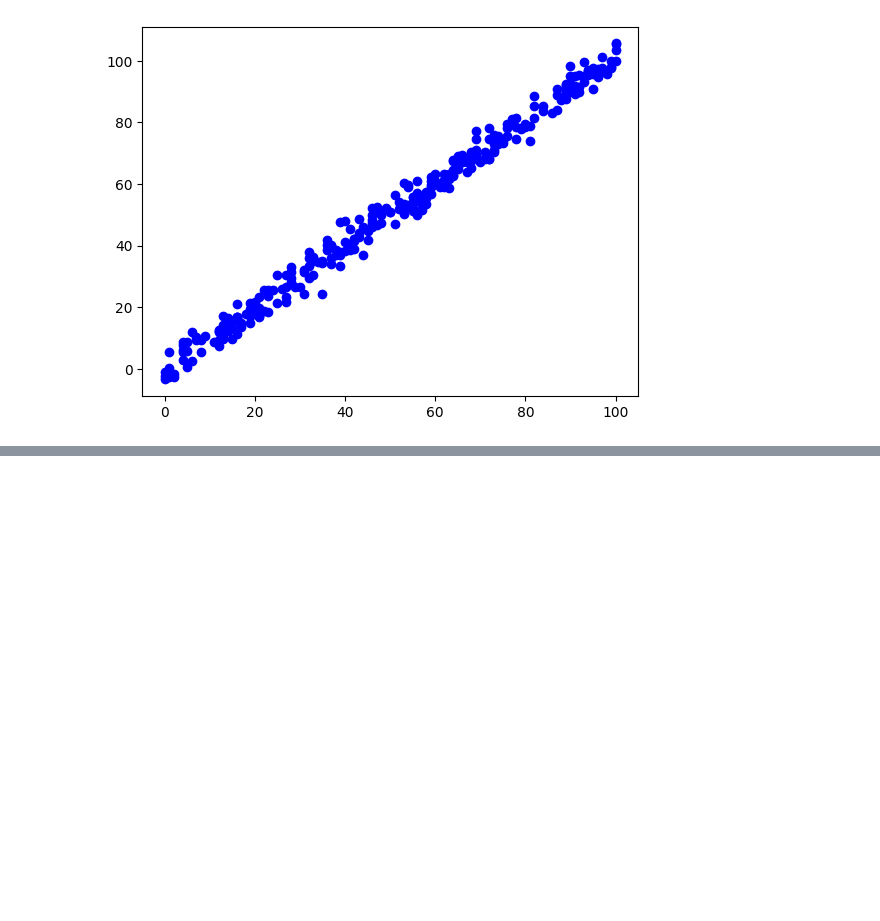
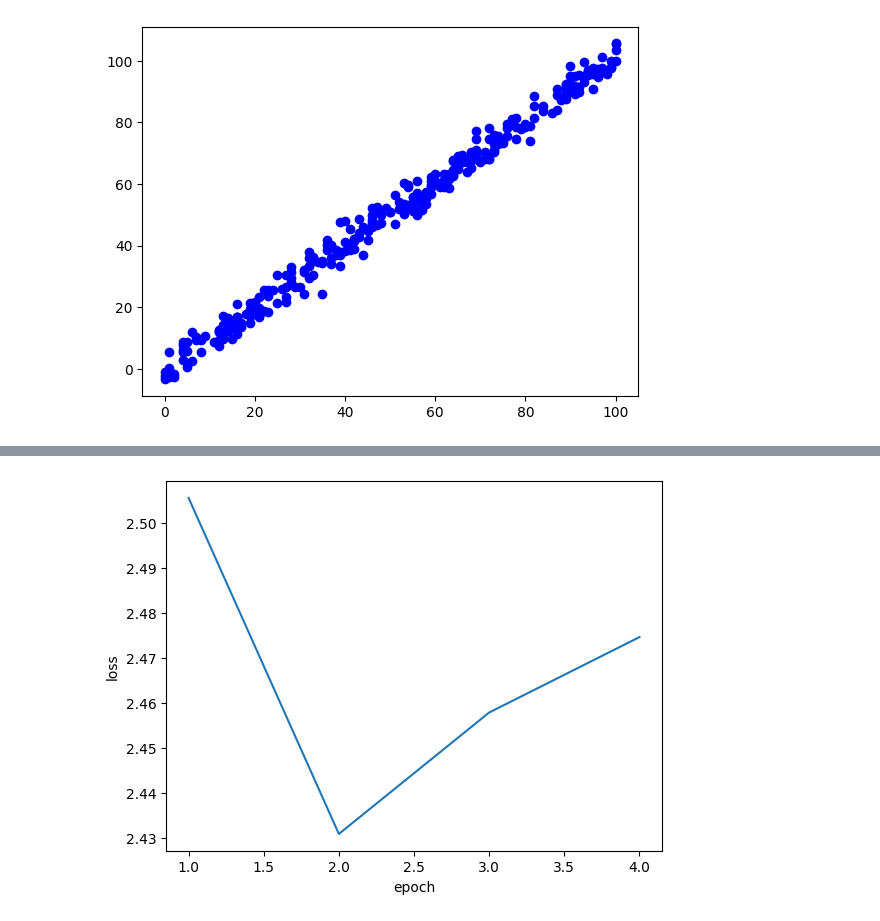
Before and after one commit to HirunaD/TensorFlow, a Jupyter notebook: 3_Regression_with_TensorFlow.ipynb, the cells around one changed output, grey strips where cells are left out. Cells and saved outputs as stored; diff of their text form; code cells hidden in the pictures; blank space fills up the shorter version.

```diff
--- a/3_Regression_with_TensorFlow.ipynb
+++ b/3_Regression_with_TensorFlow.ipynb
@@ -102,0 +299,10 @@ X_train, X_test, y_train, y_test = train_test_split(X, y, test_size=0.2, random_
+# %%
+# visualize the loss over epochs
+x_range = range(1, epoch_number+1) # Define the range of x values (epochs)
+loss = history.history['loss'] # Extract the training loss
+plt.plot(x_range, loss) # Plot the training loss over epochs
+plt.xlabel('epoch') # Set the label for the x-axis
+plt.ylabel('loss') # Set the label for the y-axis
+plt.show() # Display the plot
+# %% [output]
+[figure, added]
```
Also changed, not shown: parts of 16 cells of this notebook.
